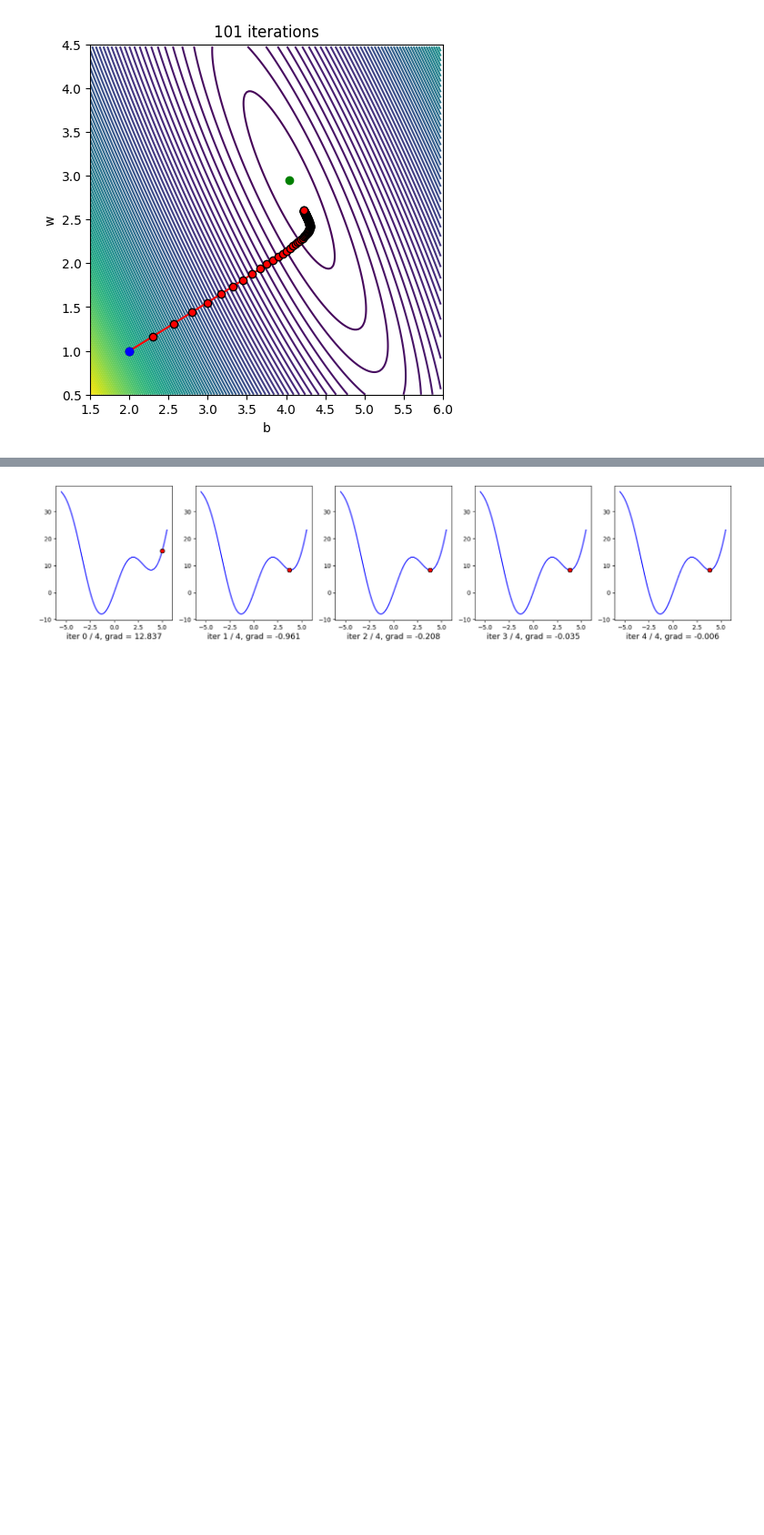
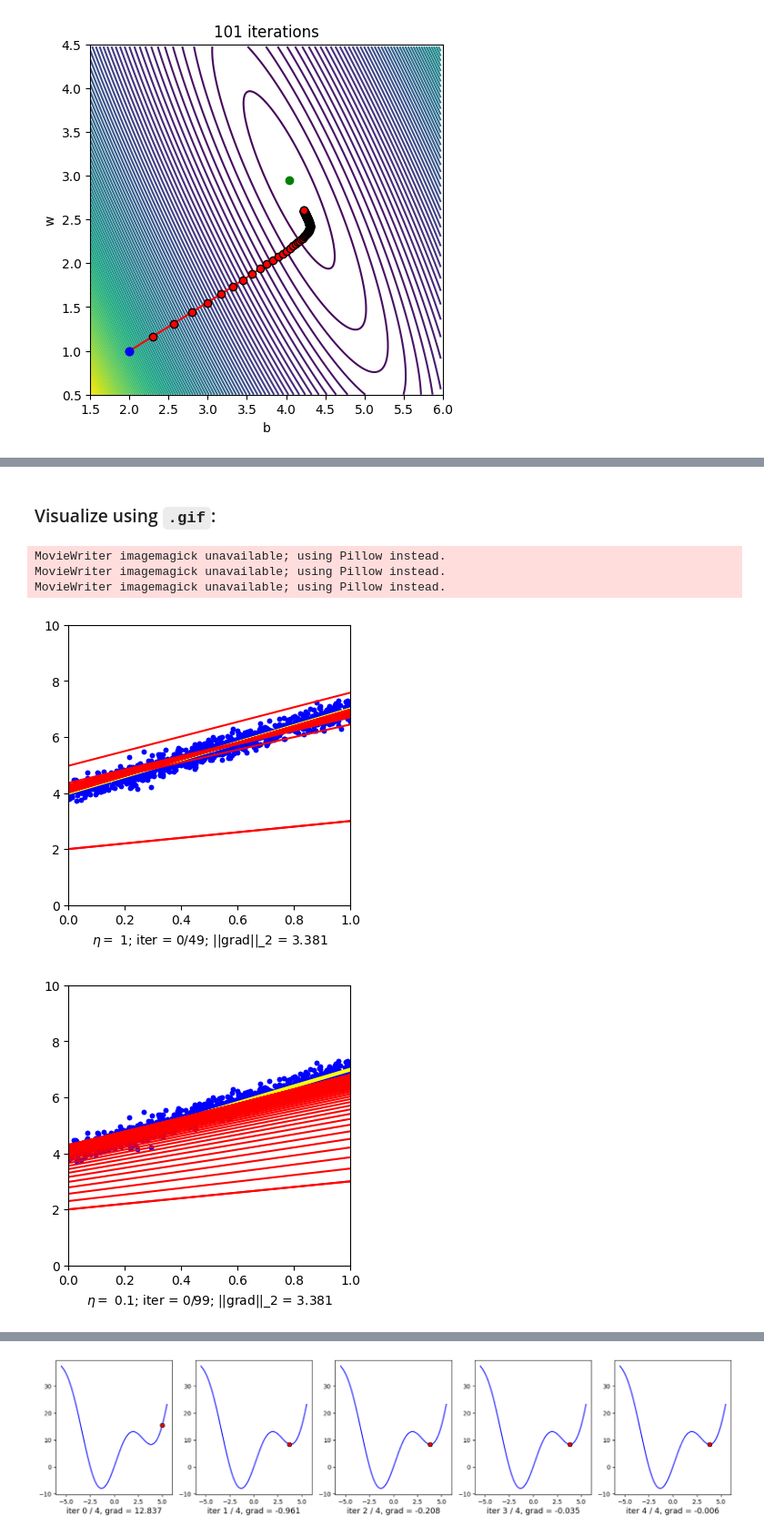
Before and after one commit to letruongzzio/Machine-Learning, a Jupyter notebook: 4 - Neural Networks/Gradient Descent/Gradient Descend.ipynb, the cells around one changed output, grey strips where cells are left out. Shown at 91% size. Cells and saved outputs as stored; diff of their text form; code cells hidden in the pictures; blank space fills up the shorter version.

```diff
--- a/4 - Neural Networks/Gradient Descent/Gradient Descend.ipynb
+++ b/4 - Neural Networks/Gradient Descent/Gradient Descend.ipynb
@@ -270,0 +344,57 @@ lr_gd_draw(w2)
+# %% [markdown]
+### Visualize using `.gif`:
+# %%
+import matplotlib.animation as animation
+from matplotlib.animation import FuncAnimation
+
+np.random.seed(2)
+
+X = np.random.rand(1000, 1)
+y = 4 + 3 * X + .2 * np.random.randn(1000, 1)
+
+w_init = np.array([[2], [1]])
+
+# Building Xbar
+one = np.ones((X.shape[0],1))
+Xbar = np.concatenate((one, X), axis = 1)
+
+A = np.dot(Xbar.T, Xbar)
+b = np.dot(Xbar.T, y)
+w_exact = np.dot(np.linalg.pinv(A), b)
+
+def save_gif1(eta, grad):
+    (w, it) = myGD(grad, w_init, eta)
+    fig, ax = plt.subplots(figsize=(4, 4))
+    x0 = np.linspace(0, 1, 2, endpoint=True)
+
+    def update(ii):
+        if ii == 0:
+            plt.plot(X, y, 'b.')
+            plt.axis([0, 1, 0, 10])
+            y0 = w_exact[0][0] + w_exact[1][0] * x0
+            plt.plot(x0, y0, color = 'yellow', linewidth = 3)
+
+        y0 = w[ii][0] + w[ii][1] * x0
+        animlist = plt.plot(x0, y0, 'r', linewidth = 1.5)
+
+        xlabel = '$\eta =$ ' + str(eta) + '; iter = %d/%d' %(ii, it) + '; ||grad||_2 = %.3f' % np.linalg.norm(grad(w[ii]))
+        ax.set_xlabel(xlabel)
+        return animlist, ax
+
+    anim1 = FuncAnimation(fig, update, frames=np.arange(0, it), interval=200)
+    """
+    In this case, `frames=np.arange(0, it)`. This means that `FuncAnimation` will call the `update` function for each value in
+    the range from `0` to `it - 1`. That value is passed to the update function as parameter `ii`.
+    """
+    fn = 'img1_' + str(eta) + '.gif'
+    anim1.save(fn, dpi=100, writer='imagemagick')
+
+save_gif1(1, grad2)
+save_gif1(.1, grad2)
+save_gif1(2, grad2)
+# %% [output]
+MovieWriter imagemagick unavailable; using Pillow instead.
+MovieWriter imagemagick unavailable; using Pillow instead.
+MovieWriter imagemagick unavailable; using Pillow instead.
+[figure, added]
+[figure, added]
```
Also changed, not shown: parts of 13 cells of this notebook, 10 other files.
